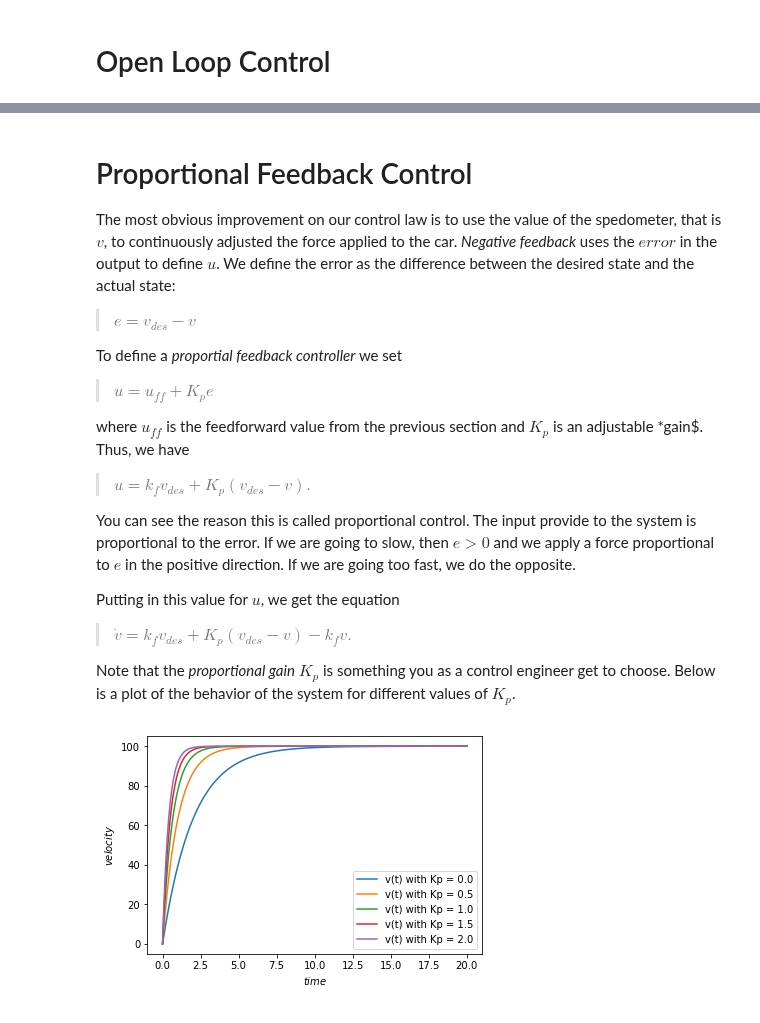
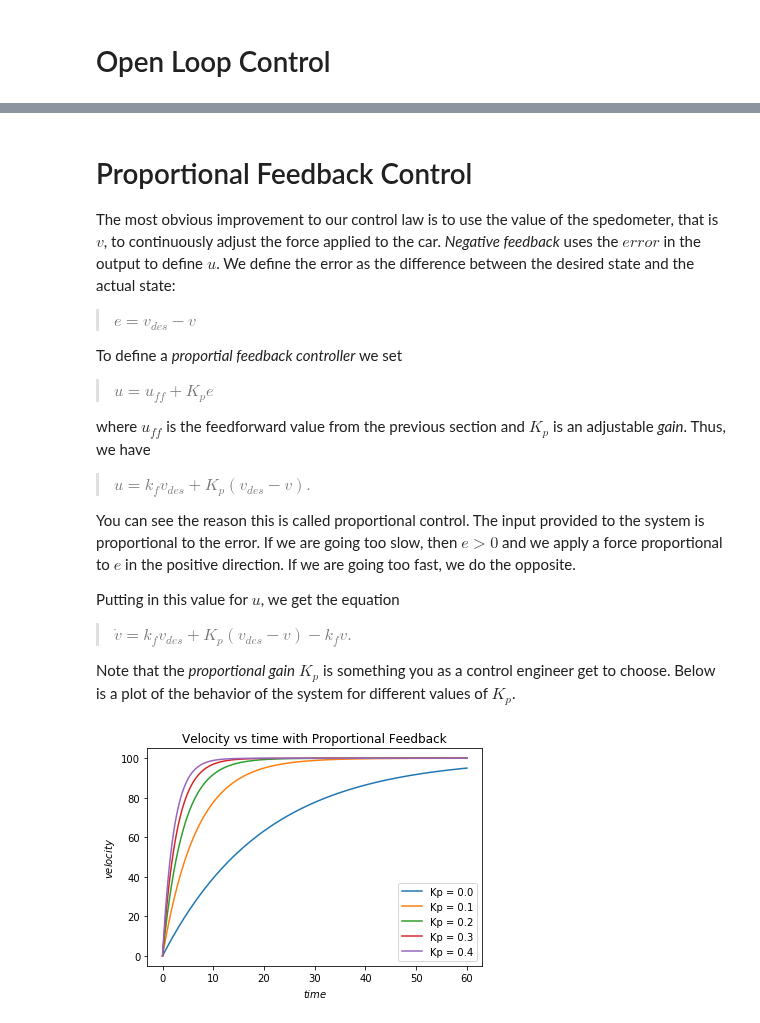
Before and after one commit to klavins/ECE447, a Jupyter notebook: lectures/cruise_control.ipynb, the cells around one changed output, grey strips where cells are left out. Cells and saved outputs as stored; diff of their text form; code cells hidden in the pictures.

Commit message:
cruise control lecture and hw 2

```diff
--- a/lectures/cruise_control.ipynb
+++ b/lectures/cruise_control.ipynb
@@ -116,7 +118,7 @@ Thus, the steady state velocity depends on the force of headwind rather directly
 Proportional Feedback Control
 ===
 
-The most obvious improvement on our control law is to use the value of the spedometer, that is $v$, to continuously adjusted the force applied to the car. *Negative feedback* uses the $error$ in the output to define $u$. We define the error as the difference between the desired state and the actual state:
+The most obvious improvement to our control law is to use the value of the spedometer, that is $v$, to continuously adjust the force applied to the car. *Negative feedback* uses the $error$ in the output to define $u$. We define the error as the difference between the desired state and the actual state:
 
 > $e = v_{des} - v$
 
@@ -124,11 +126,11 @@ To define a *proportial feedback controller* we set
 
 > $u = u_{ff} + K_p e$
 
-where $u_{ff}$ is the feedforward value from the previous section and $K_p$ is an adjustable *gain$. Thus, we have
+where $u_{ff}$ is the feedforward value from the previous section and $K_p$ is an adjustable *gain*. Thus, we have
 
 > $u = k_f v_{des} + K_p ( v_{des} - v ).$
 
-You can see the reason this is called proportional control. The input provide to the system is proportional to the error. If we are going to slow, then $e>0$ and we apply a force proportional to $e$ in the positive direction. If we are going too fast, we do the opposite.
+You can see the reason this is called proportional control. The input provided to the system is proportional to the error. If we are going too slow, then $e>0$ and we apply a force proportional to $e$ in the positive direction. If we are going too fast, we do the opposite.
 
 Putting in this value for $u$, we get the equation
 
@@ -137,27 +139,28 @@ Putting in this value for $u$, we get the equation
 Note that the *proportional gain* $K_p$ is something you as a control engineer get to choose. Below is a plot of the behavior of the system for different values of $K_p$.
 # %%
 # Don't worry about the details of this code yet.
-def f_prop_kp(x,t,Kp):
+def f_prop_aux(x,t,Kp):
   v = x[0];
   vdes = 100;
-  kf = 0.5;
+  kf = 0.05;
   u = kf * vdes + Kp*(vdes - v);
   return [u - kf * v]
 
 x0=[0.0];
-t = np.linspace(0., 20, 400)
+t = np.linspace(0., 60, 400)
 
-for i in range(0,25,5):
+for i in range(0,5,1):
     kp = i/10;
-    f = lambda x,t : f_prop_kp(x,t,kp)
+    f = lambda x,t : f_prop_aux(x,t,kp)
     x = spi.odeint(f,x0,t);
-    plt.plot(t,x,label="v(t) with Kp = %r" % kp);
+    plt.plot(t,x,label="Kp = %r" % kp);
 
 plt.xlabel('$time$')
 plt.ylabel('$velocity$')
+plt.title('Velocity vs time with Proportional Feedback')
 plt.legend();
 # %% [output]
-[figure, old version]
+[figure, new version]
 # %% [markdown]
 As you can see, the system always settles down to the desired value for $v_{des}$ and the gain $K_p$ determines *how fast* the system settles down.
 
```
Also changed, not shown: parts of 11 cells of this notebook, 3 other files.
